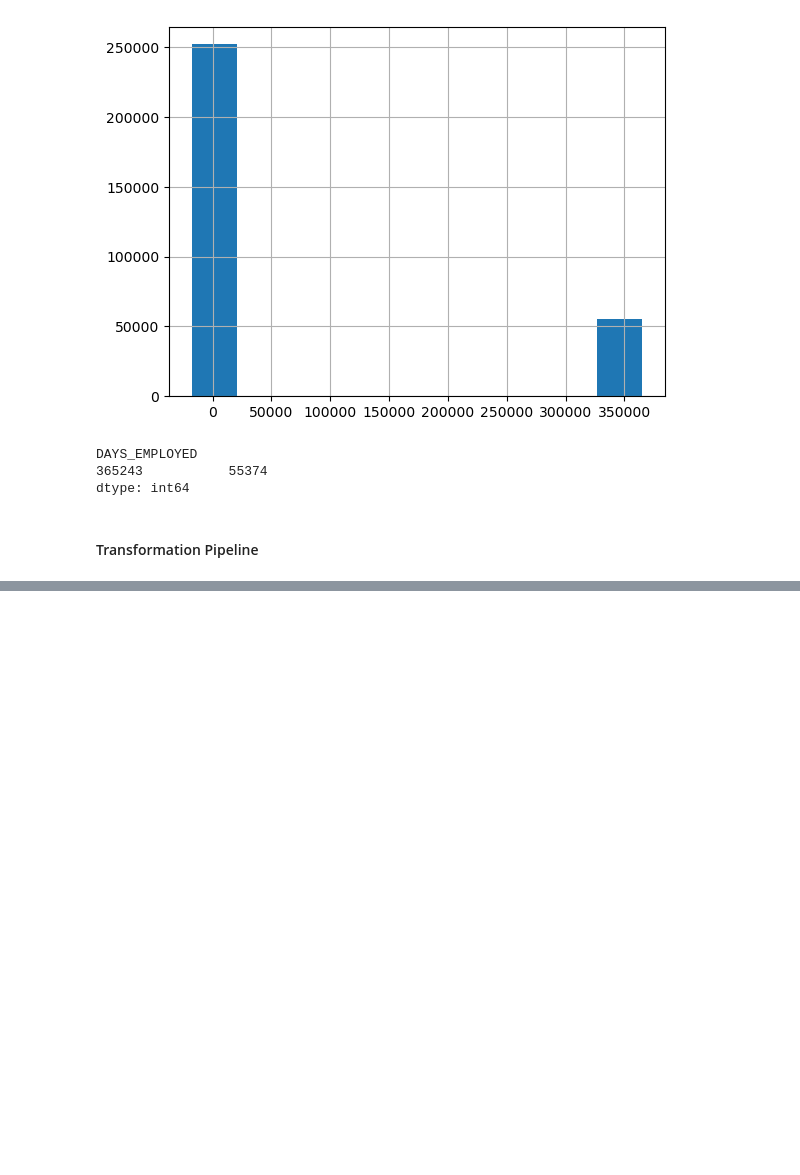
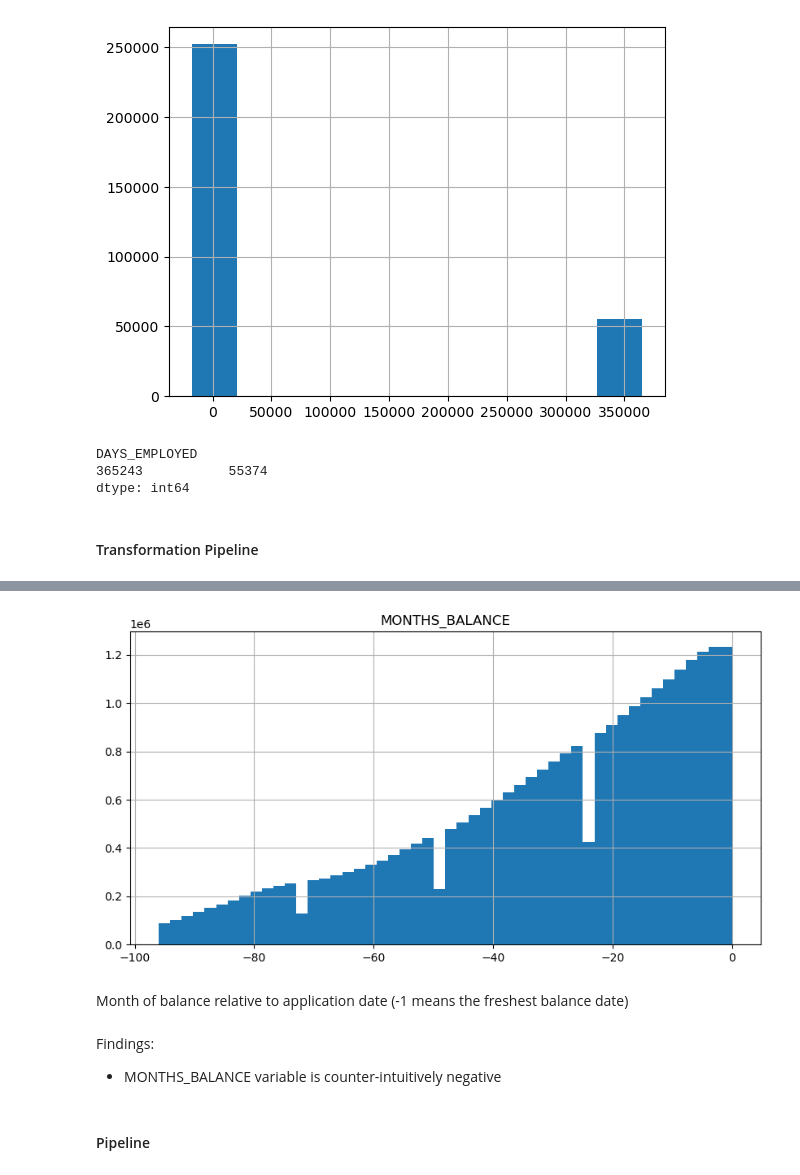
Before and after one commit to joaogoncalves99/Machine-Learning, a Jupyter notebook: Cleaning_Applications.ipynb, the cells around one changed output, grey strips where cells are left out. Saved outputs shown, nothing was run; the diff lists cells and outputs as text; code cells hidden in the pictures; blank space fills up the shorter version.

```diff
--- a/Cleaning_Applications.ipynb
+++ b/Cleaning_Applications.ipynb
@@ -228,0 +972,21 @@ transformed_app_train_df
+# %%
+variables_type = pd.DataFrame(bureau_balance.dtypes)
+
+cat_variables = list(variables_type[variables_type[0] == "object"].index)
+
+int_variables = list(variables_type[variables_type[0] == "int64"].index)
+
+float_variables = list(variables_type[variables_type[0] == "float64"].index)
+
+cat_binary_variables = []
+for i in bureau_balance:
+    if ((list(bureau_balance[i].unique()) == [0,1]) or (list(bureau_balance[i].unique()) == [1,0])) and (i != "TARGET"):
+        cat_binary_variables.append(i)
+
+int_with_no_binary = [j for j in int_variables if j not in cat_binary_variables and j not in ["SK_ID_BUREAU"]]
+
+num_variables = int_with_no_binary + float_variables
+
+print("Categorical variables (non-binary coded):", cat_variables)
+print("Categorical variables (binary):", cat_binary_variables)
+print("Numerical variables:", num_variables)
@@ -228,0 +1011,3 @@ transformed_app_train_df
+# %%
+#replace x for NaN
+bureau_balance['STATUS'] = bureau_balance['STATUS'].replace('X', np.nan)
@@ -228,0 +1024,17 @@ transformed_app_train_df
+# %%
+#List the variables with missing values higher or equal to 40% to exclude these variables later on
+#List the variables with missing values higher than 0% and lower than 40% to preprocess them later on
+miss_lower40 = []
+miss_higher40 = []
+
+for i in bureau_balance:
+    pct_missing = (bureau_balance[i].isna().sum()/len(bureau_balance[i]))*100
+    if pct_missing > 0 and pct_missing < 40:
+        miss_lower40.append(i)
+    if pct_missing >= 40:
+        miss_higher40.append(i)
+# %%
+#Exclude the variables with missing values higher or equal to 40%
+if (len(miss_lower40) != 0) | (len(miss_higher40) != 0):
+    cat_variables = [i for i in cat_variables if i not in miss_higher40]
+    num_variables = [i for i in num_variables if i not in miss_higher40]
@@ -228,0 +1055,13 @@ transformed_app_train_df
+# %%
+bureau_balance[num_variables].hist(bins=50, figsize=(10,5))
+plt.show()
+# %% [output]
+[figure, added]
+# %% [markdown]
+Month of balance relative to application date (-1 means the freshest balance date)
+# %% [markdown]
+Findings:
+
+* MONTHS_BALANCE variable is counter-intuitively negative
+# %% [markdown]
+#### Pipeline
```
Also changed, not shown: parts of 187 cells of this notebook.
